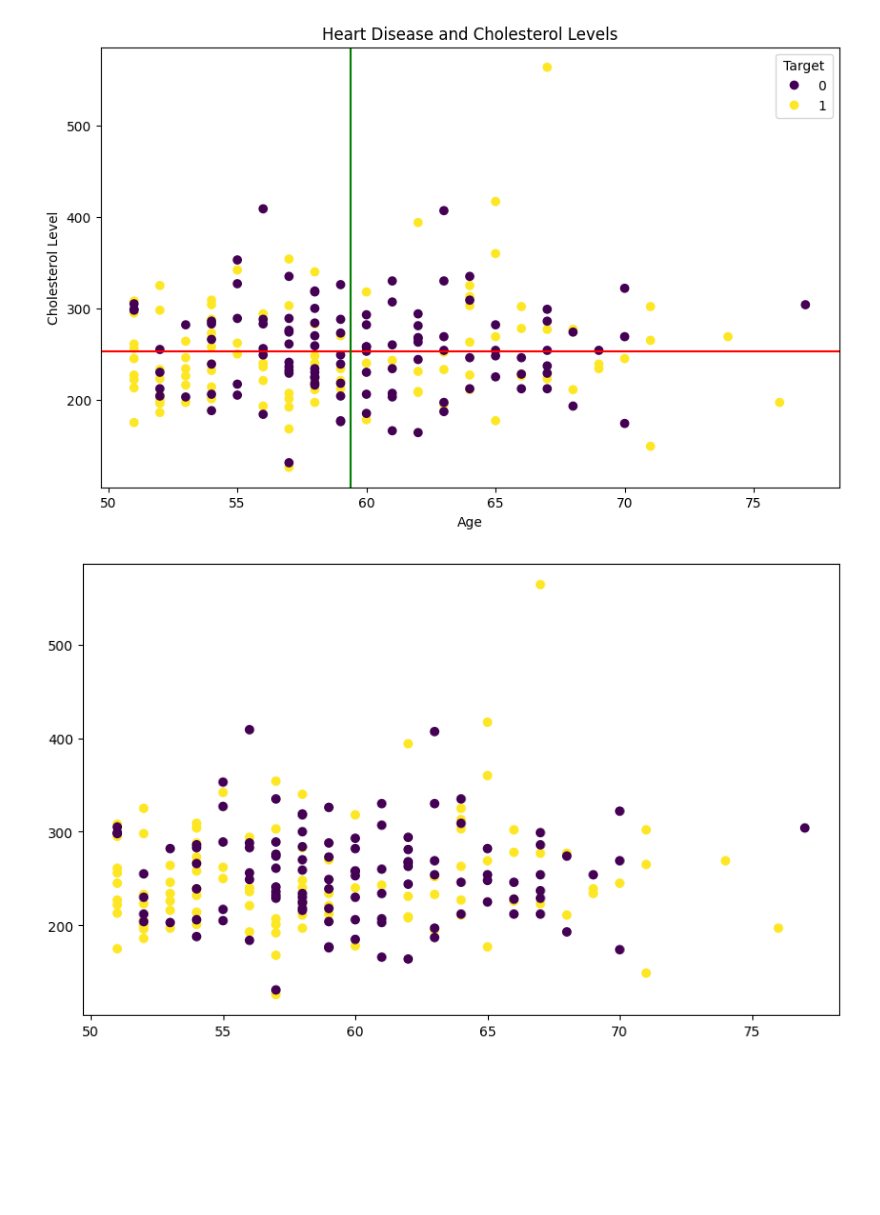
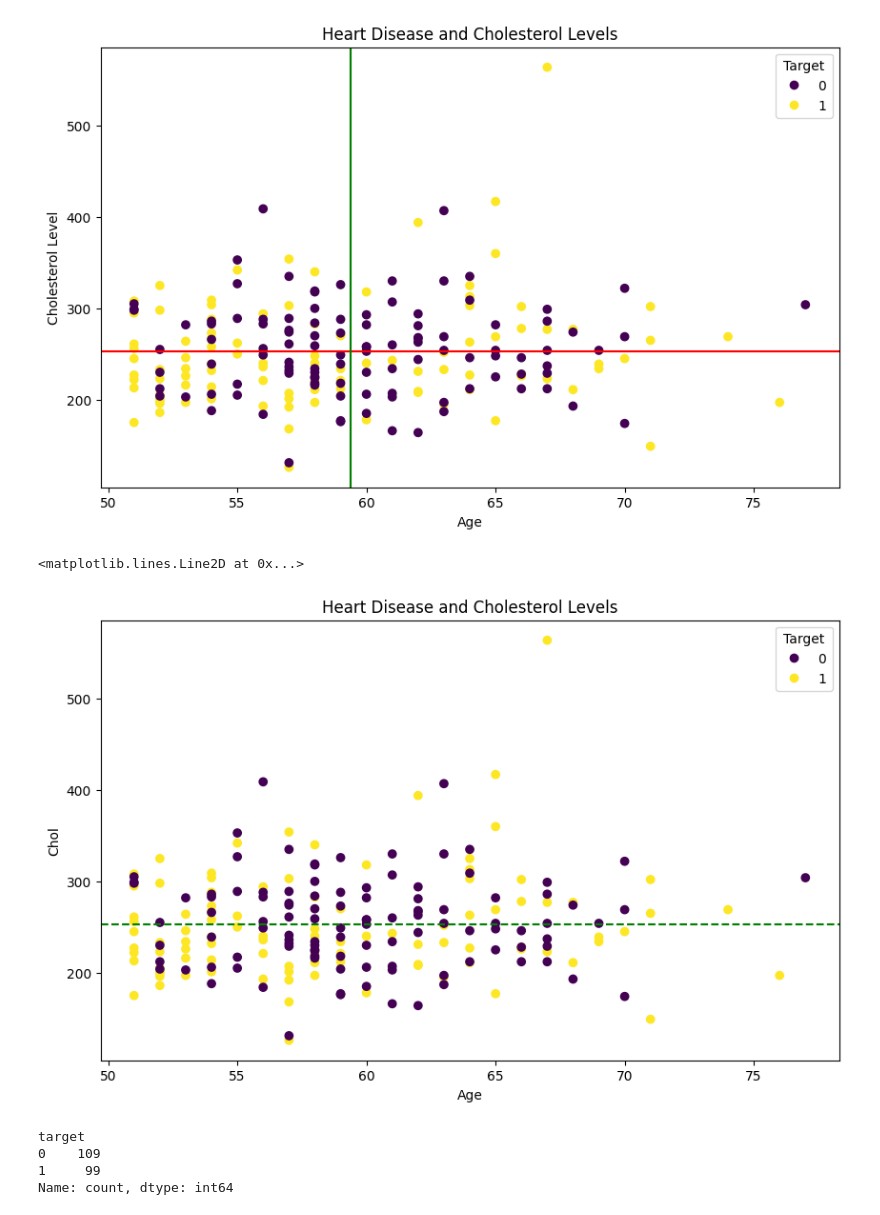
Before and after one commit to thewesternfront/Jupyter_Testintg_Jetbrains, a Jupyter notebook: Introduction-to-MatplotLib.ipynb, the cells around one changed output. Drawn from its saved outputs; the diff is of its cells as text; code cells hidden in the pictures; blank space fills up the shorter version.

```diff
--- a/Introduction-to-MatplotLib.ipynb
+++ b/Introduction-to-MatplotLib.ipynb
@@ -443,8 +443,23 @@ ax.legend(*scatter.legend_elements(), title="Target")
 # %%
 ## OO Method from scratch
 fig, ax = plt.subplots(figsize=(10,6))
 
 # Plot the data
-scatter = ax.scatter(x=over_50["age"], y=over_50["chol"], c=over_50["target"] )
+scatter = ax.scatter(x=over_50["age"], y=over_50["chol"], c=over_50["target"])
+
+# Customize the plot
+ax.set(title="Heart Disease and Cholesterol Levels", xlabel="Age", ylabel="Chol")
+ax.legend(*scatter.legend_elements(), title="Target")
+
+# Add a horizontal and vertical line
+ax.axhline(over_50["chol"].mean(), color='g', linestyle='--')
 # %% [output]
+<matplotlib.lines.Line2D at 0x...>
-[figure, old version]
+[figure, new version]
+# %%
+over_50.target.value_counts()
+# %% [output]
+target
+0    109
+1     99
+Name: count, dtype: int64
```
Also changed, not shown: parts of 11 cells of this notebook.
